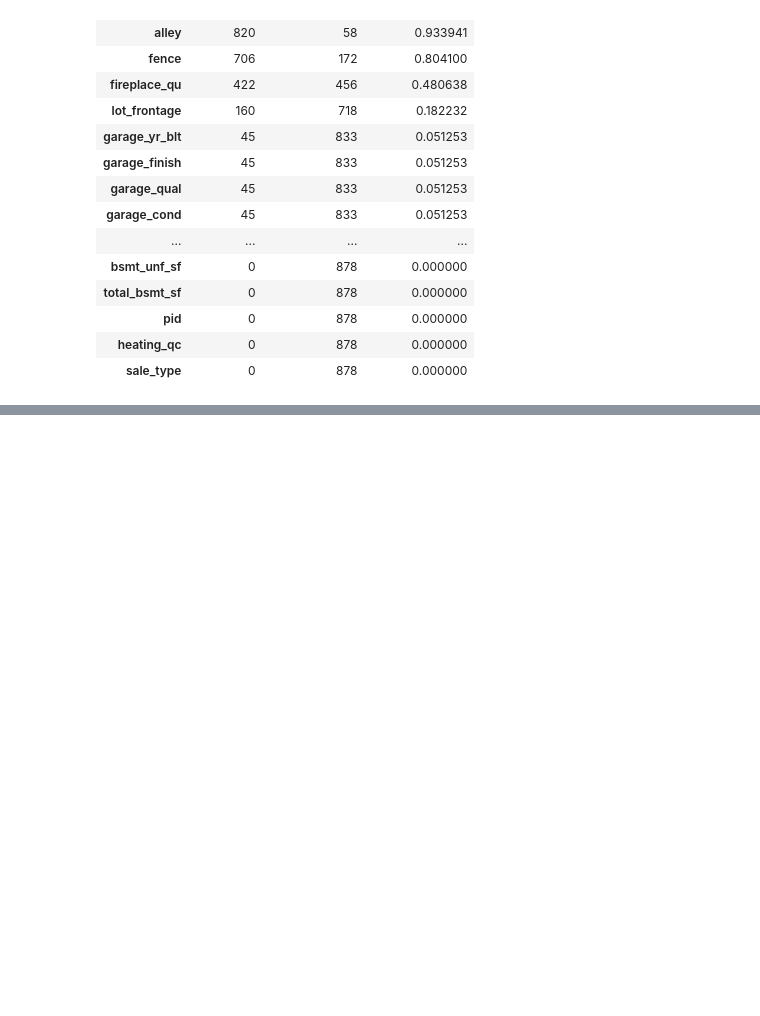
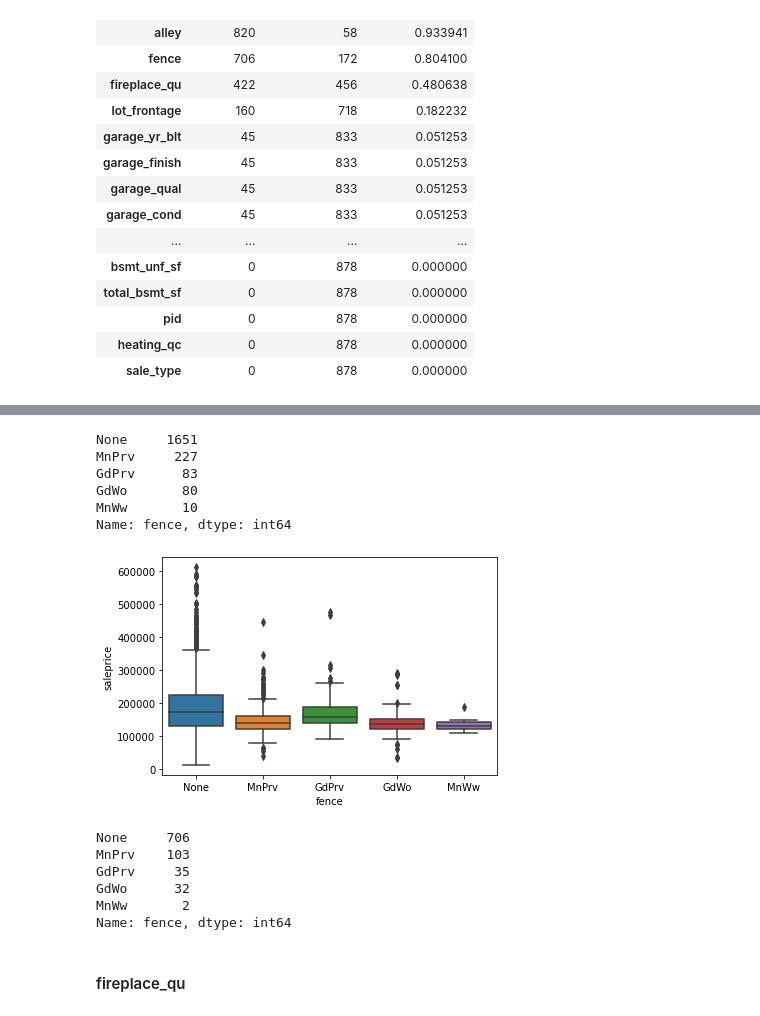
Before and after one commit to ngwtl/DSI-SG-24-projects, a Jupyter notebook: project_2/code/ethan-project-2-code.ipynb, the cells around one changed output, grey strips where cells are left out. Cells and saved outputs as stored; diff of their text form; code cells hidden in the pictures; blank space fills up the shorter version.

```diff
--- a/project_2/code/ethan-project-2-code.ipynb
+++ b/project_2/code/ethan-project-2-code.ipynb
@@ -379,0 +578,33 @@ train['lot_frontage'].isnull().sum()
+# %%
+# Convert null values to "none"
+train.fence.fillna('None', inplace = True)
+# %%
+# Check 1
+train.fence.value_counts()
+# %% [output]
+None     1651
+MnPrv     227
+GdPrv      83
+GdWo       80
+MnWw       10
+Name: fence, dtype: int64
+# %%
+# Check 2
+sns.boxplot(data = train, x = "fence", y = "saleprice");
+# %% [output]
+[figure, added]
+# %%
+# Repeat for test set
+test.fence.fillna('None', inplace = True)
+
+# Check
+test.fence.value_counts()
+# %% [output]
+None     706
+MnPrv    103
+GdPrv     35
+GdWo      32
+MnWw       2
+Name: fence, dtype: int64
+# %% [markdown]
+#### fireplace_qu
```
Also changed, not shown: parts of 60 cells of this notebook.
